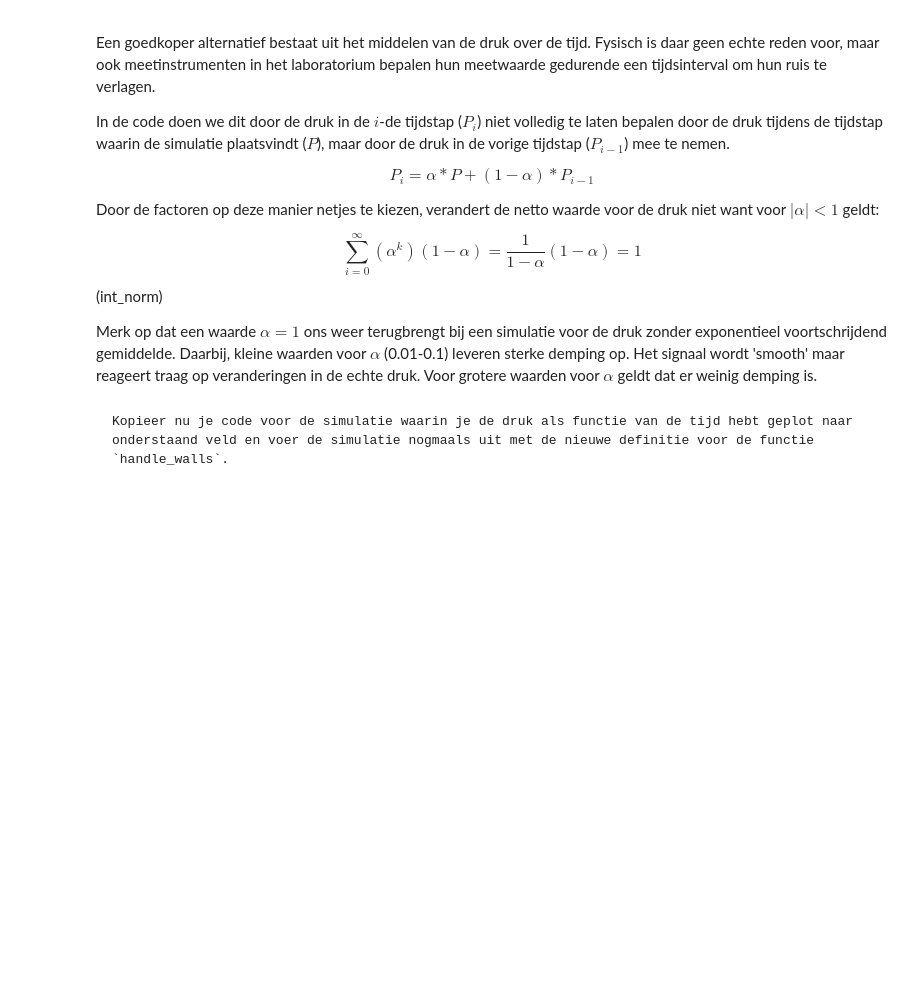
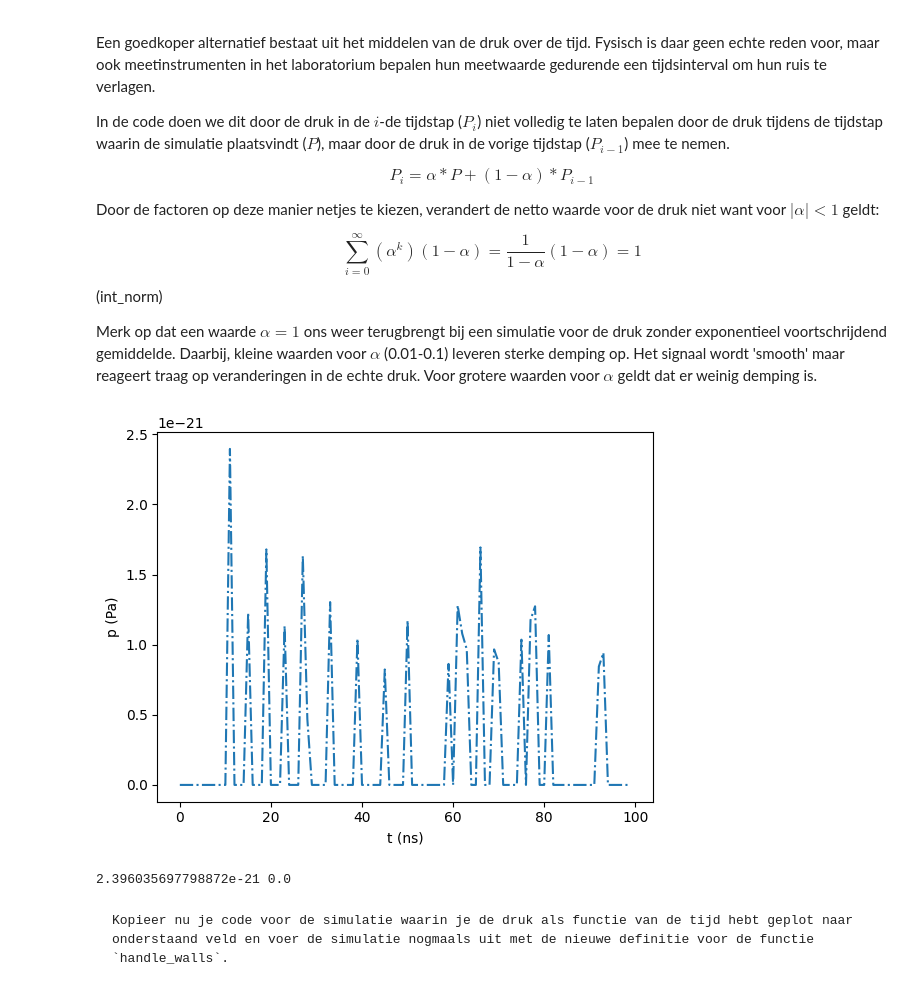
Before and after one commit to cs50202/kimienalesja, a Jupyter notebook: Content/PySim/5_druktemp.ipynb, the cells around one changed output. Saved outputs shown, nothing was run; the diff lists cells and outputs as text; code cells hidden in the pictures; blank space fills up the shorter version.

```diff
--- a/Content/PySim/5_druktemp.ipynb
+++ b/Content/PySim/5_druktemp.ipynb
@@ -355,3 +355,44 @@ Merk op dat een waarde $\alpha=1$ ons weer terugbrengt bij een simulatie voor de
 Daarbij, kleine waarden voor $\alpha$ (0.01-0.1) leveren sterke demping op.
 Het signaal wordt 'smooth' maar reageert traag op veranderingen in de echte druk.
 Voor grotere waarden voor $\alpha$ geldt dat er weinig demping is.
+# %%
+#opdracht 5
+
+BOX_SIZE_0 = 80                  # Hoogte en breedte startvolume (in nm)
+N = 400                          # Aantal deeltjes
+V_0 = 410                      # Startsnelheid van deeltjes (nm/ns)
+RADIUS = 0.3                    # Straal van moleculen (nm)
+DT = 1e-4                    # Tijdstap om geen botsing te missen (ns)
+
+particles = []
+temperatures = np.zeros(100, dtype=float)
+times = np.linspace(1, 100, 100)
+temp = np.array([])
+
+create_particles(particles)
+for i in range(100):
+    take_time_step(particles)
+    # vastleggen van temperatuur per tijdstap
+    temp = np.append(temp, temperature(particles))
+
+#_______________________
+impulse_outward = 0.0
+pressure = 0.0
+P = np.array([])
+
+for i in range(100):
+    take_time_step(particles)
+    P = np.append(P,pressure)
+
+plt.figure()
+
+plt.plot(P,"-.")
+plt.xlabel("t (ns)")
+plt.ylabel("p (Pa)")
+
+plt.show()
+
+print(np.max(P),np.min(P))
+# %% [output]
+[figure, added]
+2.396035697798872e-21 0.0
```
Also changed, not shown: parts of 11 cells of this notebook.
